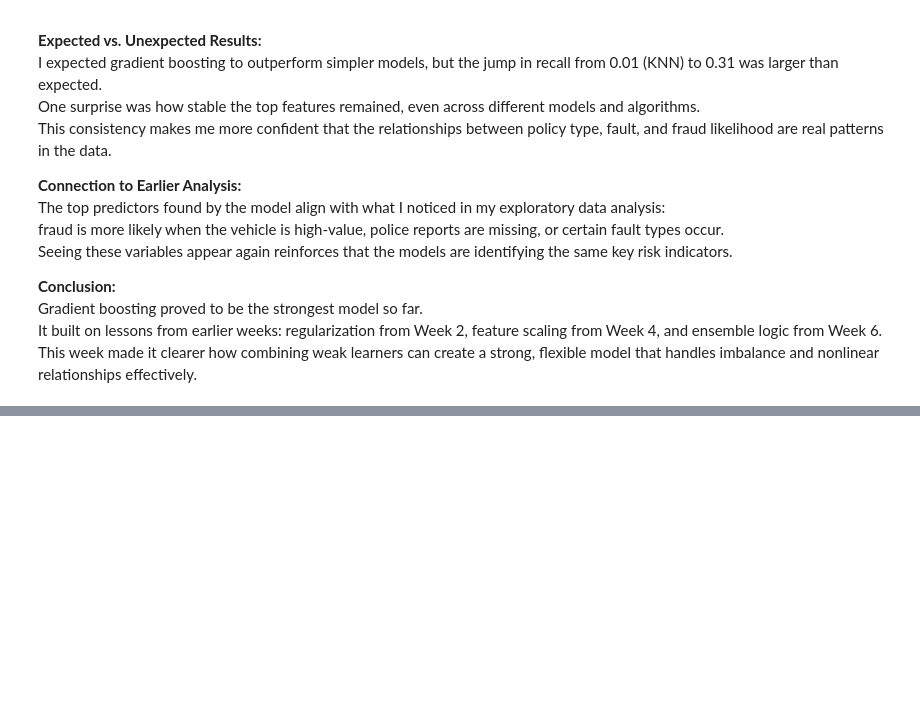
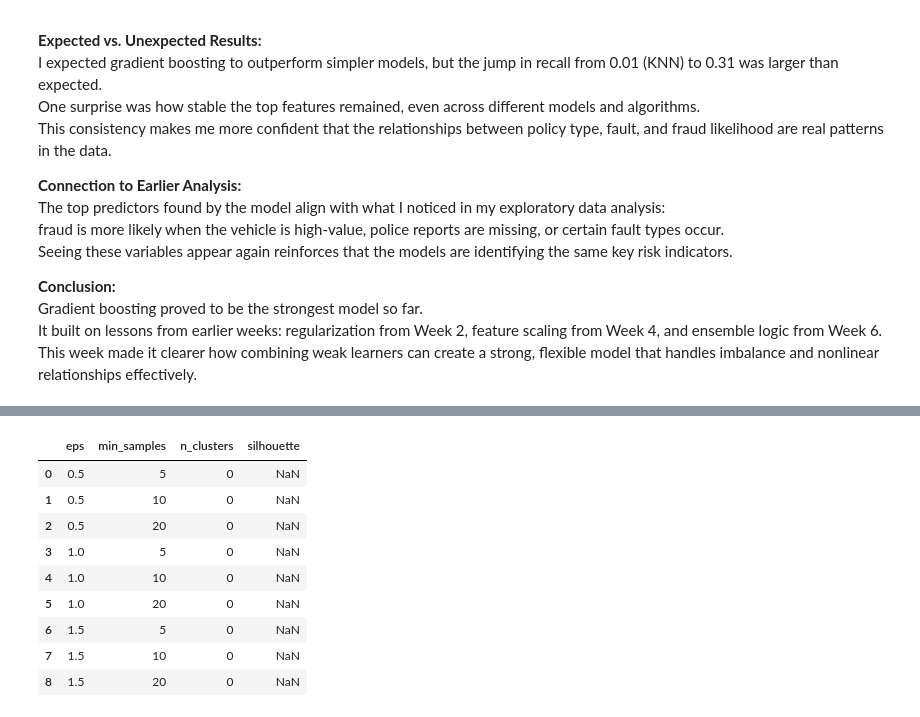
Before and after one commit to NicoleCarney/2025-spring-B2, a Jupyter notebook: Week 1 Spring/Capstone_Week1_Notebook.ipynb, the cells around one changed output, grey strips where cells are left out. Cells and saved outputs as stored; diff of their text form; code cells hidden in the pictures; blank space fills up the shorter version.

```diff
--- a/Week 1 Spring/Capstone_Week1_Notebook.ipynb
+++ b/Week 1 Spring/Capstone_Week1_Notebook.ipynb
@@ -1131,0 +1264,29 @@ This week made it clearer how combining weak learners can create a strong, flexi
+# %%
+eps_values = [0.5, 1.0, 1.5]
+min_samples_values = [5, 10, 20]
+
+dbscan_results = []
+
+for eps in eps_values:
+    for min_samples in min_samples_values:
+        dbscan = DBSCAN(eps=eps, min_samples=min_samples, n_jobs=-1)
+        labels = dbscan.fit_predict(X_scaled)
+
+        # DBSCAN labels: -1 = noise
+        n_clusters = len(set(labels)) - (1 if -1 in labels else 0)
+
+        # Only compute silhouette if there are at least 2 clusters
+        if n_clusters >= 2:
+            sil = silhouette_score(X_scaled, labels)
+        else:
+            sil = np.nan
+
+        dbscan_results.append({
+            "eps": eps,
+            "min_samples": min_samples,
+            "n_clusters": n_clusters,
+            "silhouette": sil
+        })
+
+        print(f"eps={eps}, min_samples={min_samples}, "
+              f"clusters={n_clusters}, silhouette={sil}")
@@ -1131,0 +1303,14 @@ This week made it clearer how combining weak learners can create a strong, flexi
+# %%
+dbscan_results_df = pd.DataFrame(dbscan_results)
+dbscan_results_df
+# %% [output]
+|  | eps | min_samples | n_clusters | silhouette |
+| 0 | 0.5 | 5 | 0 | NaN |
+| 1 | 0.5 | 10 | 0 | NaN |
+| 2 | 0.5 | 20 | 0 | NaN |
+| 3 | 1.0 | 5 | 0 | NaN |
+| 4 | 1.0 | 10 | 0 | NaN |
+| 5 | 1.0 | 20 | 0 | NaN |
+| 6 | 1.5 | 5 | 0 | NaN |
+| 7 | 1.5 | 10 | 0 | NaN |
+| 8 | 1.5 | 20 | 0 | NaN |
```
Also changed, not shown: parts of 20 cells of this notebook.
